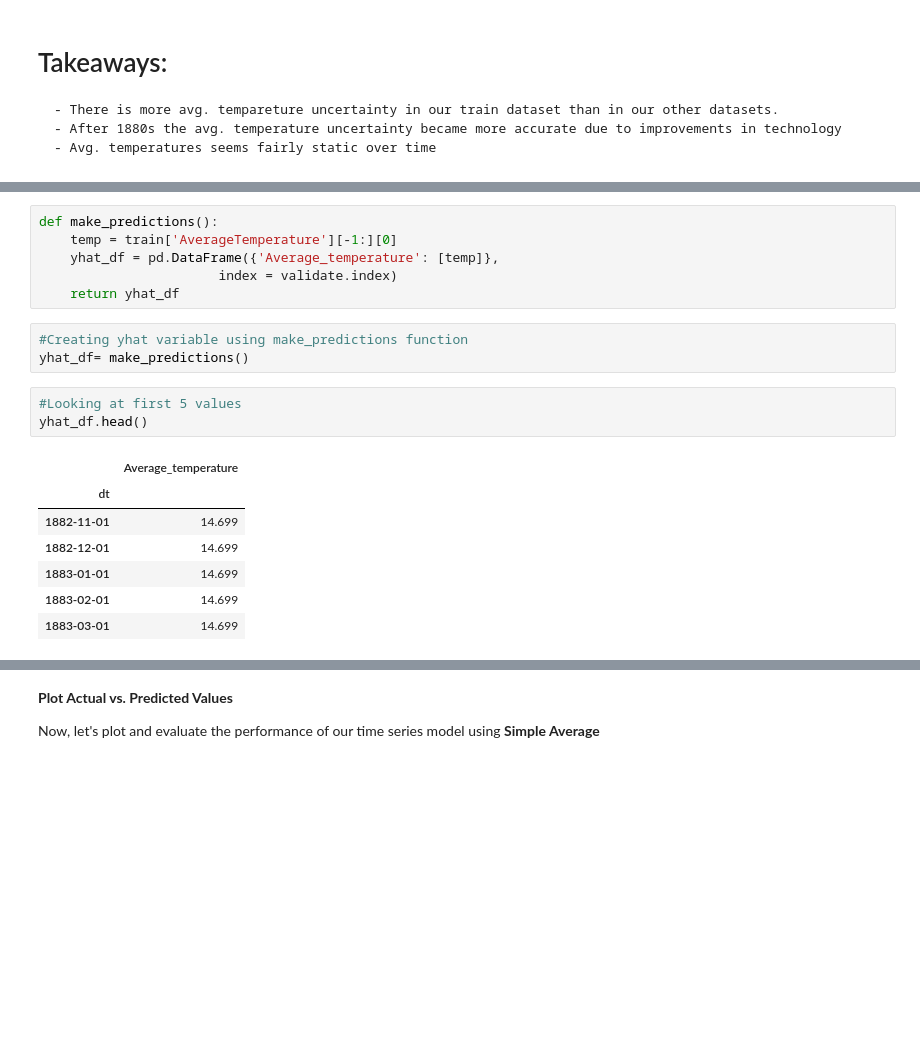
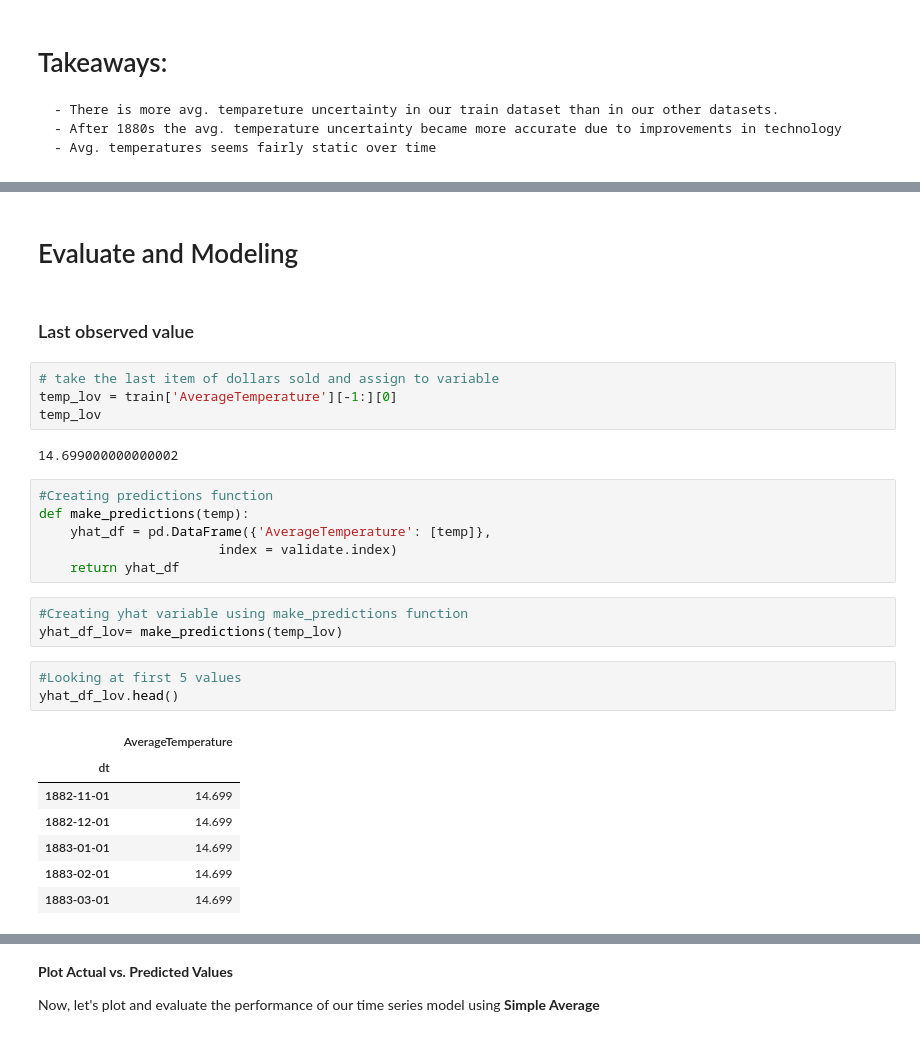
Before and after one commit to LinhQuach13/time-series-exercises, a Jupyter notebook: MajorCityTemps.ipynb, the cells around one changed output, grey strips where cells are left out. Cells and saved outputs as stored; diff of their text form; blank space fills up the shorter version.

```diff
--- a/MajorCityTemps.ipynb
+++ b/MajorCityTemps.ipynb
@@ -286,17 +315,27 @@ None
+# %% [markdown]
+# Evaluate and Modeling
+# %% [markdown]
+### Last observed value
+# %%
+# take the last item of dollars sold and assign to variable
+temp_lov = train['AverageTemperature'][-1:][0]
+temp_lov
+# %% [output]
+14.699000000000002
 # %%
-def make_predictions():
-    temp = train['AverageTemperature'][-1:][0]
-    yhat_df = pd.DataFrame({'Average_temperature': [temp]},
+#Creating predictions function
+def make_predictions(temp):
+    yhat_df = pd.DataFrame({'AverageTemperature': [temp]},
                        index = validate.index)
     return yhat_df
 # %%
 #Creating yhat variable using make_predictions function
-yhat_df= make_predictions()
+yhat_df_lov= make_predictions(temp_lov)
 # %%
 #Looking at first 5 values
-yhat_df.head()
+yhat_df_lov.head()
 # %% [output]
-|  | Average_temperature |
+|  | AverageTemperature |
 | dt |  |
 | 1882-11-01 | 14.699 |
 | 1882-12-01 | 14.699 |
```
Also changed, not shown: parts of 38 cells of this notebook.
